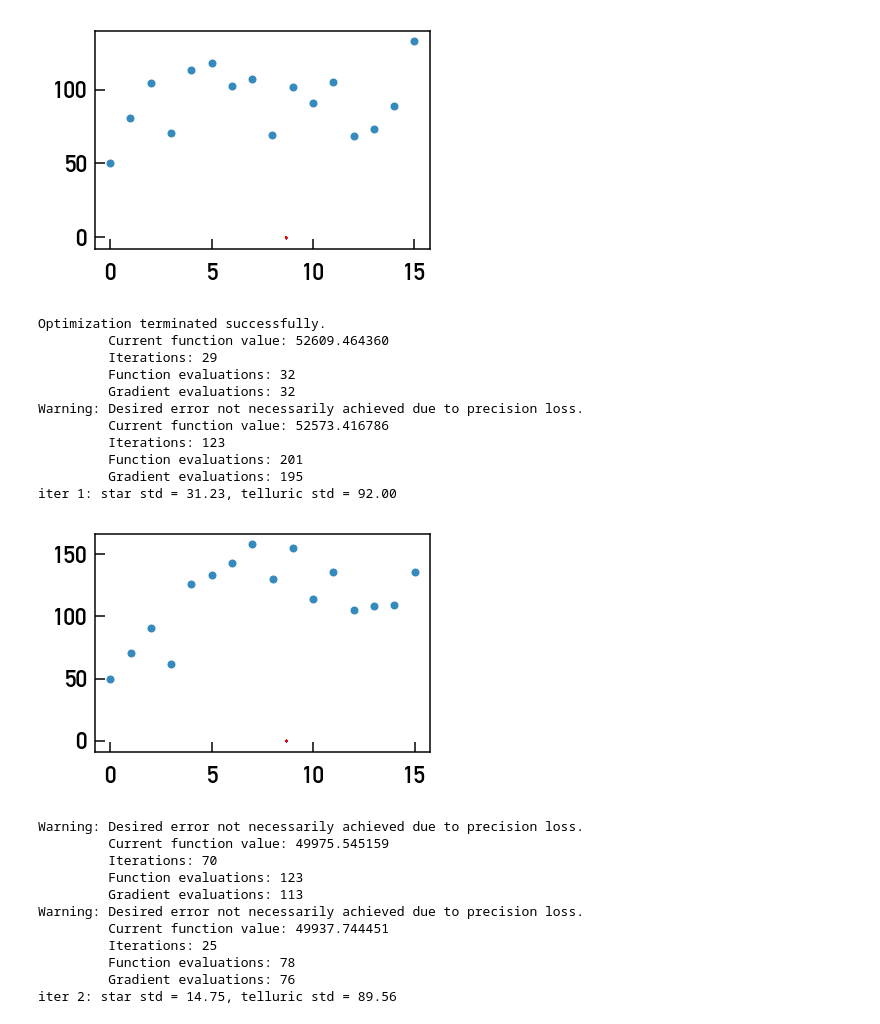
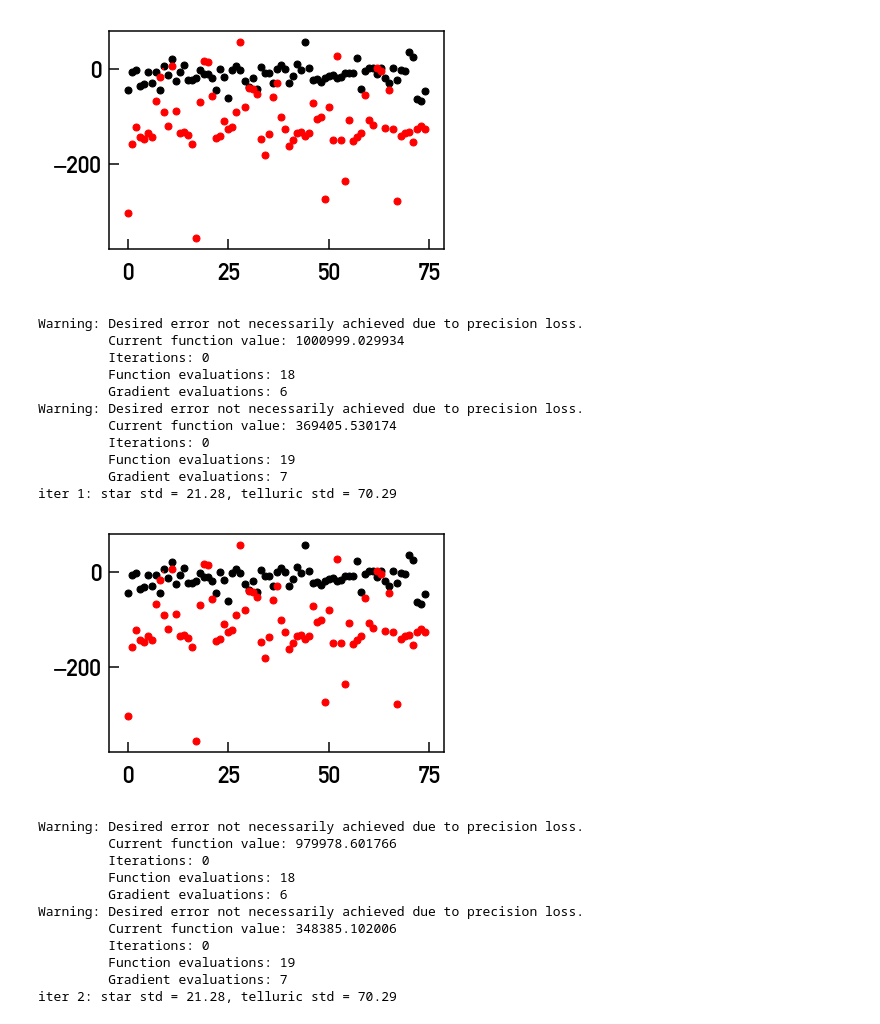
Before and after one commit to davidwhogg/Avast, a Jupyter notebook: notebooks/realdata_HIP54287_15A.ipynb, the cells around one changed output. Cells and saved outputs as stored; diff of their text form; code cells hidden in the pictures.

```diff
--- a/notebooks/realdata_HIP54287_15A.ipynb
+++ b/notebooks/realdata_HIP54287_15A.ipynb
@@ -55,12 +55,12 @@ def P_state(lnlambdas, lnlambdaps, lnfluxps, v):
 # %%
 f = h5py.File('../data/hip54287.hdf5', 'r')
 
-data = np.copy(f['data'])[:16,:]
+N = 75
+data = np.copy(f['data'])[:N,:]
 data_xs = np.log(np.copy(f['xs']))
-ivars = np.copy(f['ivars'])[:16,:]
-true_rvs = np.copy(f['true_rvs'])[:16]
-bervs = np.copy(f['berv'])[:16] * -1.e3
-N = len(bervs)
+ivars = np.copy(f['ivars'])[:N,:]
+true_rvs = np.copy(f['true_rvs'])[:N]
+bervs = np.copy(f['berv'])[:N] * -1.e3
 
 for i in xrange(len(data)):
     data[i] /= np.median(data[i])
@@ -87,7 +87,7 @@ def make_template(all_data, rvs, xs, dx):
         if np.sum(ind) > 0:
             template_ys[i] = np.nanmedian(all_data[ind])
     ind_nan = np.isnan(template_ys)
-    template_ys[ind_nan] = np.interp(template_xs[ind_nan], template_xs[~ind_nan], template_ys[~ind_nan])
+    template_ys.flat[ind_nan] = Pdot(template_xs[ind_nan], template_xs[~ind_nan], template_ys[~ind_nan], 0.0) #np.interp(template_xs[ind_nan], template_xs[~ind_nan], template_ys[~ind_nan])
     return template_xs, template_ys
 
 def subtract_template(data_xs, data, model_xs_t, model_ys_t, rvs_t):
@@ -129,23 +142 @@ def lnlike_t(rvs_t, rvs_star, data_xs, data, ivars, model_xs_star, model_ys_star
-# %%
-def lnlike_star(rvs_star, rvs_t, data_xs, data, ivars, model_xs_star, model_ys_star, model_xs_t, model_ys_t):
-    ehs_star, bes_star, lnlambdas_shifted_star = P_state(data_xs, model_xs_star, model_ys_star, rvs_star)
-    pd_star = P(ehs_star, bes_star, lnlambdas_shifted_star)
-    ehs_t, bes_t, lnlambdas_shifted_t = P_state(data_xs, model_xs_t, model_ys_t, rvs_t)
-    pd_t = P(ehs_t, bes_t, lnlambdas_shifted_t)
-    pd = pd_star + pd_t
-    dpd_dv = dPdv(ehs_star, bes_star, rvs_star)
-    lnlike = -0.5 * np.sum((data - pd)**2 * ivars)
-    dlnlike_dv = -np.sum((data - pd) * ivars * dpd_dv, axis=1)
-    return -1 * lnlike, -1 * dlnlike_dv
-
-def lnlike_t(rvs_t, rvs_star, data_xs, data, ivars, model_xs_star, model_ys_star, model_xs_t, model_ys_t):
-    ehs_star, bes_star, lnlambdas_shifted_star = P_state(data_xs, model_xs_star, model_ys_star, rvs_star)
-    pd_star = P(ehs_star, bes_star, lnlambdas_shifted_star)
-    ehs_t, bes_t, lnlambdas_shifted_t = P_state(data_xs, model_xs_t, model_ys_t, rvs_t)
-    pd_t = P(ehs_t, bes_t, lnlambdas_shifted_t)
-    pd = pd_star + pd_t
-    dpd_dv = dPdv(ehs_t, bes_t, rvs_t)
-    lnlike = -0.5 * np.sum((data - pd)**2 * ivars)
-    dlnlike_dv = -np.sum((data - pd) * ivars * dpd_dv, axis=1)
-    return -1 * lnlike, -1 * dlnlike_dv
 # %%
@@ -257,7 +252,8 @@ for n in range(5):
                      method='BFGS', jac=True, options={'disp':True, 'gtol':1.e-2, 'eps':1.5e-5})['x']
 
     print "iter {0}: star std = {1:.2f}, telluric std = {2:.2f}".format(n, np.std(soln_star - true_rvs), np.std(soln_t))
-    plt.scatter(np.arange(N), soln_star - true_rvs, label='iter {0}'.format(n))
+    plt.scatter(np.arange(N), soln_star - true_rvs, color='k')
+    plt.scatter(np.arange(N), soln_t, color='red')
     plt.show()
 # %% [output]
 Warning: Desired error not necessarily achieved due to precision loss.
@@ -274,24 +270,24 @@ iter 0: star std = 21.43, telluric std = 94.91
-[figure, old version]
+[figure, new version]
-Optimization terminated successfully.
-         Current function value: 52609.464360
-         Iterations: 29
-         Function evaluations: 32
-         Gradient evaluations: 32
 Warning: Desired error not necessarily achieved due to precision loss.
-         Current function value: 52573.416786
-         Iterations: 123
-         Function evaluations: 201
-         Gradient evaluations: 195
-iter 1: star std = 31.23, telluric std = 92.00
+         Current function value: 1000999.029934
+         Iterations: 0
+         Function evaluations: 18
+         Gradient evaluations: 6
+Warning: Desired error not necessarily achieved due to precision loss.
+         Current function value: 369405.530174
+         Iterations: 0
+         Function evaluations: 19
+         Gradient evaluations: 7
+iter 1: star std = 21.28, telluric std = 70.29
-[figure, old version]
+[figure, new version]
 Warning: Desired error not necessarily achieved due to precision loss.
-         Current function value: 49975.545159
-         Iterations: 70
-         Function evaluations: 123
-         Gradient evaluations: 113
+         Current function value: 979978.601766
+         Iterations: 0
+         Function evaluations: 18
+         Gradient evaluations: 6
 Warning: Desired error not necessarily achieved due to precision loss.
-         Current function value: 49937.744451
-         Iterations: 25
-         Function evaluations: 78
-         Gradient evaluations: 76
-iter 2: star std = 14.75, telluric std = 89.56
+         Current function value: 348385.102006
+         Iterations: 0
+         Function evaluations: 19
+         Gradient evaluations: 7
+iter 2: star std = 21.28, telluric std = 70.29
```
Also changed, not shown: parts of 18 cells of this notebook.
